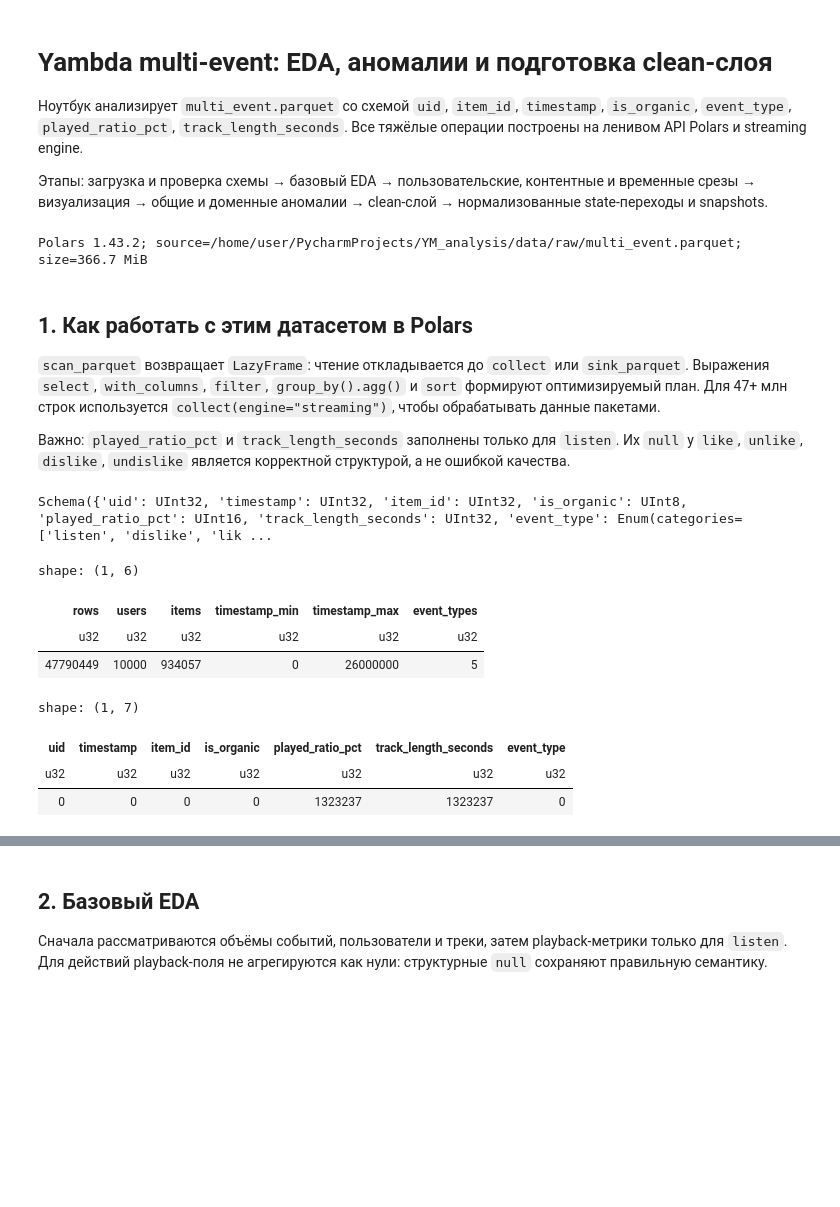
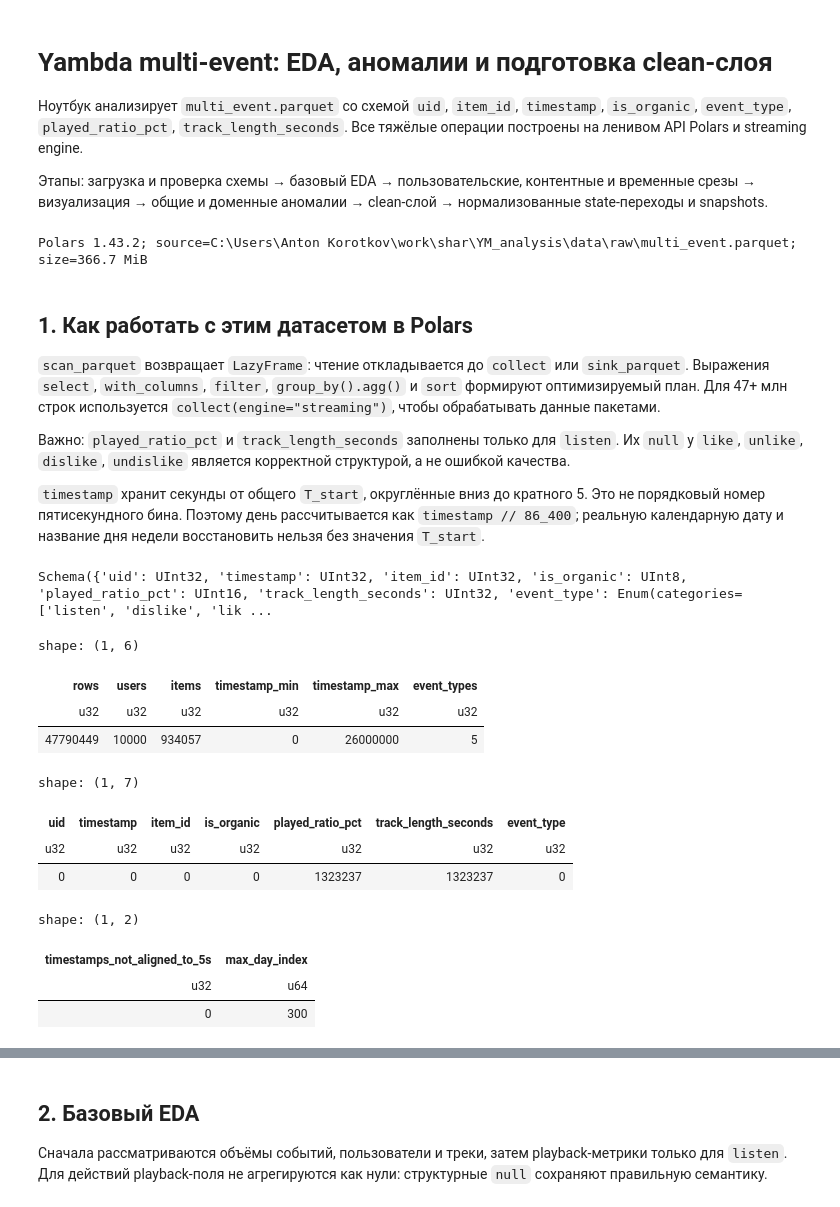
Before and after one commit to prodavec-svg/YM_analysis, a Jupyter notebook: main.ipynb, the cells around one changed output, grey strips where cells are left out. Cells and saved outputs as stored; diff of their text form; code cells hidden in the pictures; blank space fills up the shorter version.

Commit message:
Исправили тему с бинами в 5 секунд

```diff
--- a/main.ipynb
+++ b/main.ipynb
@@ -27,7 +27,7 @@ EXPECTED_COLUMNS = [
     "played_ratio_pct", "track_length_seconds", "event_type",
 ]
 EVENT_TYPES = ["listen", "like", "unlike", "dislike", "undislike"]
-DAY_IN_FIVE_SECOND_BINS = 24 * 60 * 60 // 5
+SECONDS_PER_DAY = 24 * 60 * 60
 HARD_MAX_TRACK_SECONDS = 4 * 60 * 60
 
 if not LOCAL_SOURCE_PATH.is_file():
@@ -43,43 +43,56 @@ if not LOCAL_SOURCE_PATH.is_file():
 SOURCE_PATH = LOCAL_SOURCE_PATH
 print(f"Polars {pl.__version__}; source={SOURCE_PATH}; size={SOURCE_PATH.stat().st_size / 1024**2:.1f} MiB")
 # %% [output]
-Polars 1.43.2; source=/home/user/PycharmProjects/YM_analysis/data/raw/multi_event.parquet; size=366.7 MiB
+Polars 1.43.2; source=C:\Users\Anton Korotkov\work\shar\YM_analysis\data\raw\multi_event.parquet; size=366.7 MiB
 # %% [markdown]
 ## 1. Как работать с этим датасетом в Polars
 
 `scan_parquet` возвращает `LazyFrame`: чтение откладывается до `collect` или `sink_parquet`. Выражения `select`, `with_columns`, `filter`, `group_by().agg()` и `sort` формируют оптимизируемый план. Для 47+ млн строк используется `collect(engine="streaming")`, чтобы обрабатывать данные пакетами.
 
 Важно: `played_ratio_pct` и `track_length_seconds` заполнены только для `listen`. Их `null` у `like`, `unlike`, `dislike`, `undislike` является корректной структурой, а не ошибкой качества.
+
+`timestamp` хранит секунды от общего `T_start`, округлённые вниз до кратного 5. Это не порядковый номер пятисекундного бина. Поэтому день рассчитывается как `timestamp // 86_400`; реальную календарную дату и название дня недели восстановить нельзя без значения `T_start`.
 # %%
 events_lf = pl.scan_parquet(SOURCE_PATH)
 schema = events_lf.collect_schema()
 missing_columns = set(EXPECTED_COLUMNS) - set(schema.names())
 if missing_columns:
     raise ValueError(f"Missing required columns: {sorted(missing_columns)}")
 
 overview = events_lf.select(
     pl.len().alias("rows"),
     pl.col("uid").n_unique().alias("users"),
     pl.col("item_id").n_unique().alias("items"),
     pl.col("timestamp").min().alias("timestamp_min"),
     pl.col("timestamp").max().alias("timestamp_max"),
     pl.col("event_type").n_unique().alias("event_types"),
 ).collect(engine="streaming")
 null_profile = events_lf.select(pl.all().null_count()).collect(engine="streaming")
+timestamp_profile = events_lf.select(
+    ((pl.col("timestamp") % 5) != 0).sum().alias("timestamps_not_aligned_to_5s"),
+    (pl.col("timestamp").max().cast(pl.UInt64) // SECONDS_PER_DAY).alias("max_day_index"),
+).collect(engine="streaming")
+if timestamp_profile[0, "timestamps_not_aligned_to_5s"] != 0:
+    raise ValueError("timestamp must contain seconds aligned to five-second precision")
 
 print(schema)
 display(overview)
 display(null_profile)
+display(timestamp_profile)
 # %% [output]
 Schema({'uid': UInt32, 'timestamp': UInt32, 'item_id': UInt32, 'is_organic': UInt8, 'played_ratio_pct': UInt16, 'track_length_seconds': UInt32, 'event_type': Enum(categories=['listen', 'dislike', 'lik ...
 shape: (1, 6)
 | rows | users | items | timestamp_min | timestamp_max | event_types |
 | u32 | u32 | u32 | u32 | u32 | u32 |
 | 47790449 | 10000 | 934057 | 0 | 26000000 | 5 |
 shape: (1, 7)
 | uid | timestamp | item_id | is_organic | played_ratio_pct | track_length_seconds | event_type |
 | u32 | u32 | u32 | u32 | u32 | u32 | u32 |
 | 0 | 0 | 0 | 0 | 1323237 | 1323237 | 0 |
+shape: (1, 2)
+| timestamps_not_aligned_to_5s | max_day_index |
+| u32 | u64 |
+| 0 | 300 |
 # %%
 # Вычисляемые поля остаются частью ленивого плана.
 analysis_lf = events_lf.with_columns(
```
Also changed, not shown: parts of 11 cells of this notebook.
